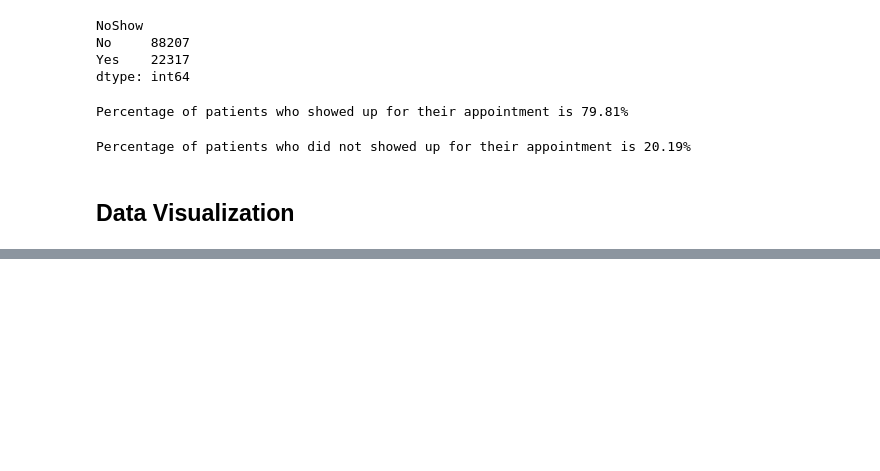
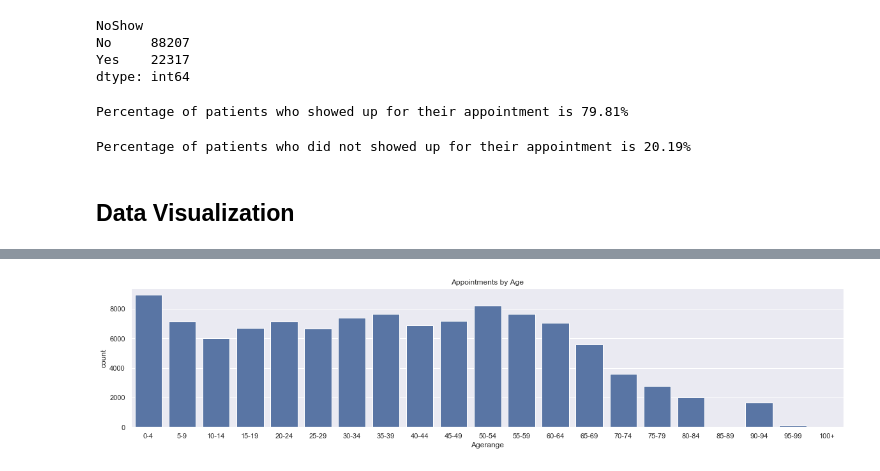
Before and after one commit to isaphu/Predicting-no-show-, a Jupyter notebook: noshow.ipynb, the cells around one changed output, grey strips where cells are left out. Saved outputs shown, nothing was run; the diff lists cells and outputs as text; code cells hidden in the pictures; blank space fills up the shorter version.

```diff
--- a/noshow.ipynb
+++ b/noshow.ipynb
@@ -378,0 +446,37 @@ plt.show()
+# %%
+#Age in range
+def age_buckets(x):
+    if x < 4: return '0-4'
+    elif x < 9: return '5-9'
+    elif x < 14: return '10-14'
+    elif x < 19: return '15-19'
+    elif x < 24: return '20-24'
+    elif x < 29: return '25-29'
+    elif x < 34: return '30-34'
+    elif x < 39: return '35-39'
+    elif x < 44: return '40-44'
+    elif x < 49: return '45-49'
+    elif x < 54: return '50-54'
+    elif x < 59: return '55-59'
+    elif x < 64: return '60-64'
+    elif x < 69: return '65-69'
+    elif x < 74: return '70-74'
+    elif x < 69: return '65-69'
+    elif x < 79: return '75-79'
+    elif x < 84: return '80-84'
+    elif x < 94: return '90-94'
+    elif x < 99: return '95-99'
+    elif x >=99: return '100+'
+    else: return 'other'
+
+ver2_df['Agerange'] = ver2_df.Age.apply(age_buckets)
+# %%
+AgeClass = ['0-4','5-9','10-14','15-19','20-24','25-29','30-34','35-39','40-44','45-49','50-54','55-59','60-64','65-69','70-74','75-79','80-84','85-89','90-94','95-99','100+']
+plt.figure(figsize=(20,4))
+sns.set(style = "darkgrid")
+base_color= sns.color_palette()[0]
+ax = sns.countplot(x=ver2_df.Agerange,color=base_color,order=AgeClass)
+ax.set_title("Appointments by Age")
+plt.show()
+# %% [output]
+[figure, added]
```
Also changed, not shown: parts of 41 cells of this notebook.
